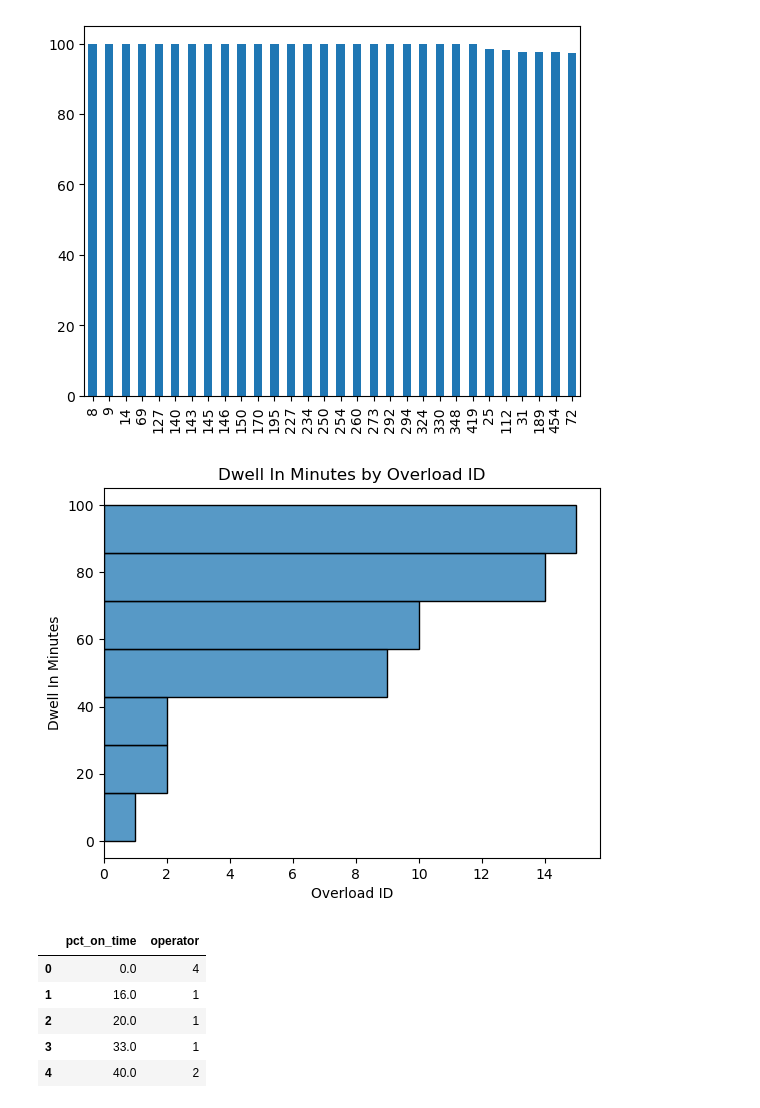
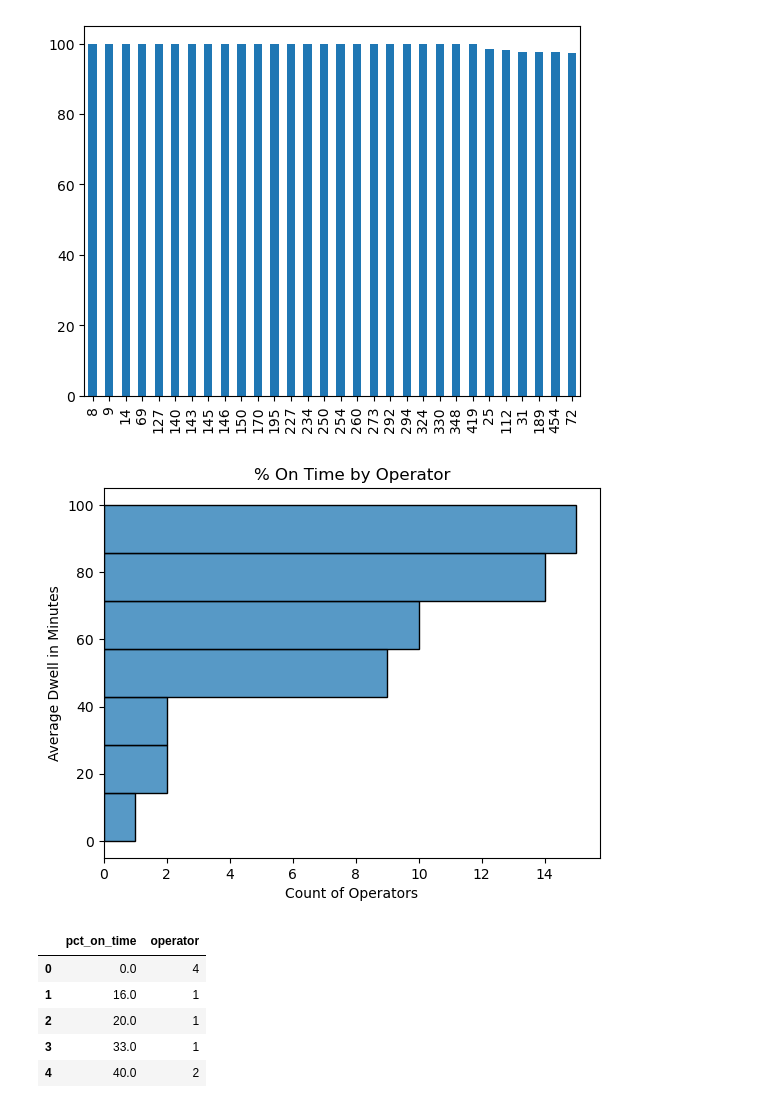
Before and after one commit to NSS-Data-Analytics-Cohort-7/wego-shut_up_and_take_my_query, a Jupyter notebook: notebooks/wego_five_otp.ipynb, the cells around one changed output. Drawn from its saved outputs; the diff is of its cells as text; code cells hidden in the pictures.

```diff
--- a/notebooks/wego_five_otp.ipynb
+++ b/notebooks/wego_five_otp.ipynb
@@ -222,10 +222,10 @@ time_large['pct_on_time_5'].plot(kind='bar')
 [figure]
 # %%
 sns.histplot(y = 'pct_on_time',
-            data=time_pct).set(title = 'Dwell In Minutes by Overload ID',xlabel='Overload ID',ylabel='Dwell In Minutes')
+            data=time_pct).set(title = '% On Time by Operator',xlabel='Count of Operators',ylabel='Average Dwell in Minutes')
 sns.color_palette = ['Paried']
 # %% [output]
-[figure, old version]
+[figure, new version]
 # %%
 time_pct.head()
 # %% [output]
```
Also changed, not shown: parts of 5 cells of this notebook.
